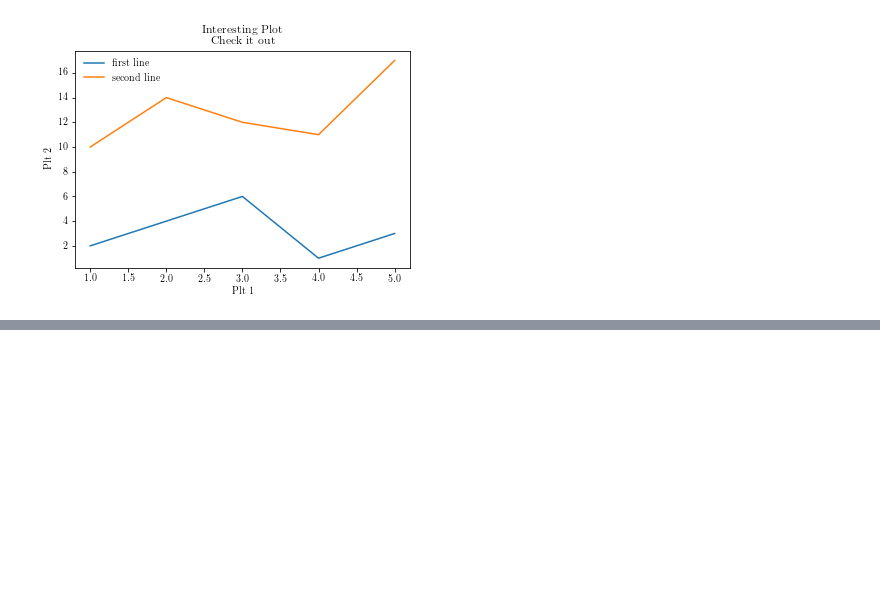
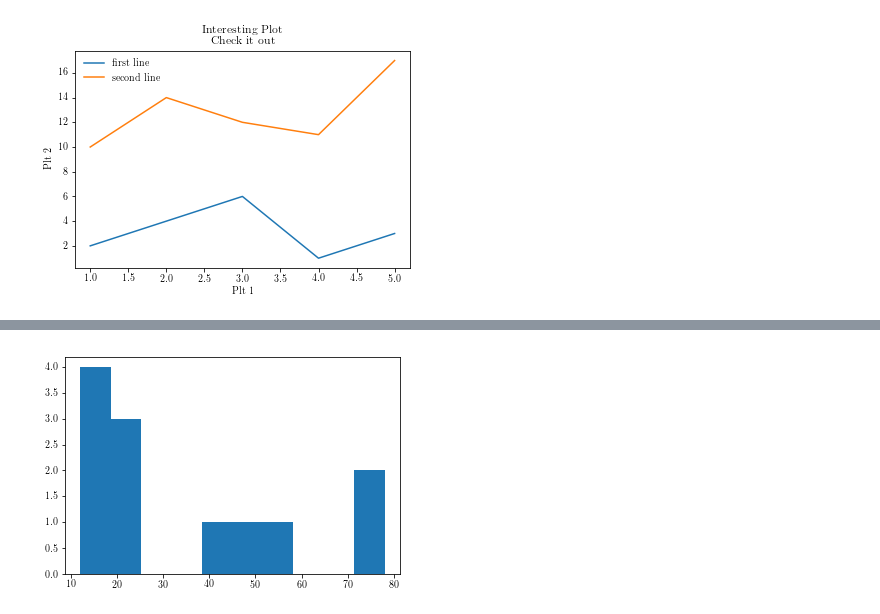
Before and after one commit to krishnakalyan3/Matplotlib, a Jupyter notebook: notebooks/Chapter1.ipynb, the cells around one changed output, grey strips where cells are left out. Saved outputs shown, nothing was run; the diff lists cells and outputs as text; code cells hidden in the pictures; blank space fills up the shorter version.

```diff
--- a/notebooks/Chapter1.ipynb
+++ b/notebooks/Chapter1.ipynb
@@ -31,0 +41,7 @@ plt.show()
+# %%
+pop_ages = [13,12,23,44,13,45,56,78,22,12,19,77]
+# %%
+plt.hist(pop_ages)
+plt.show()
+# %% [output]
+[figure, added]
```
Also changed, not shown: parts of 2 cells of this notebook.
